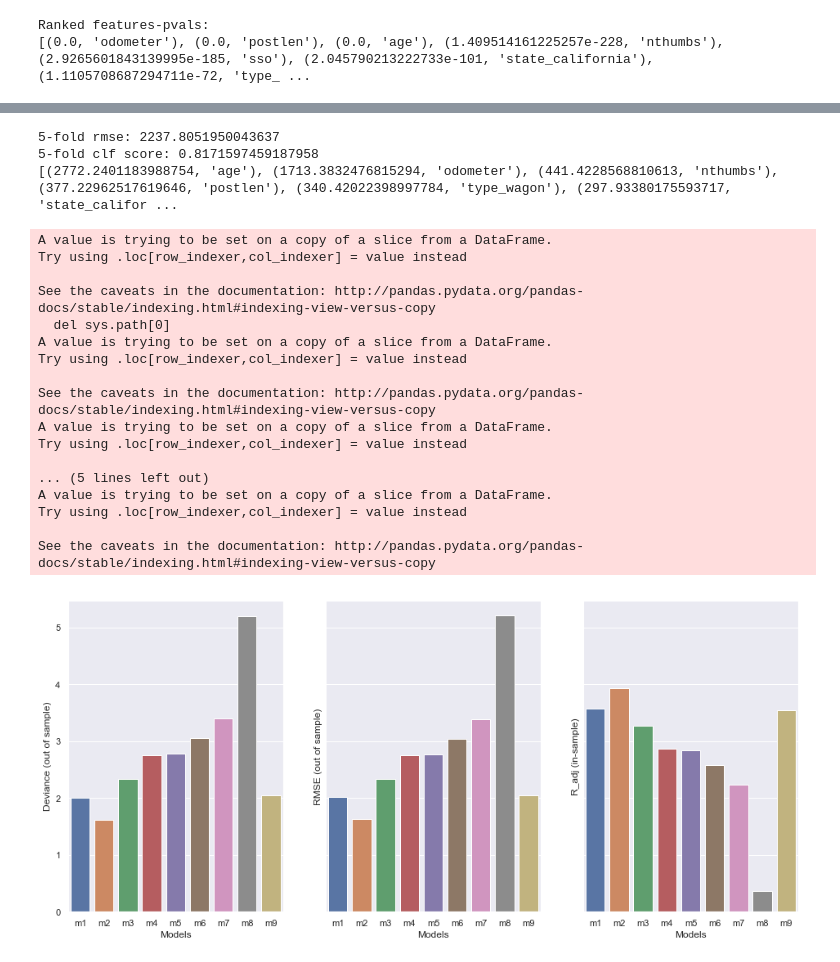
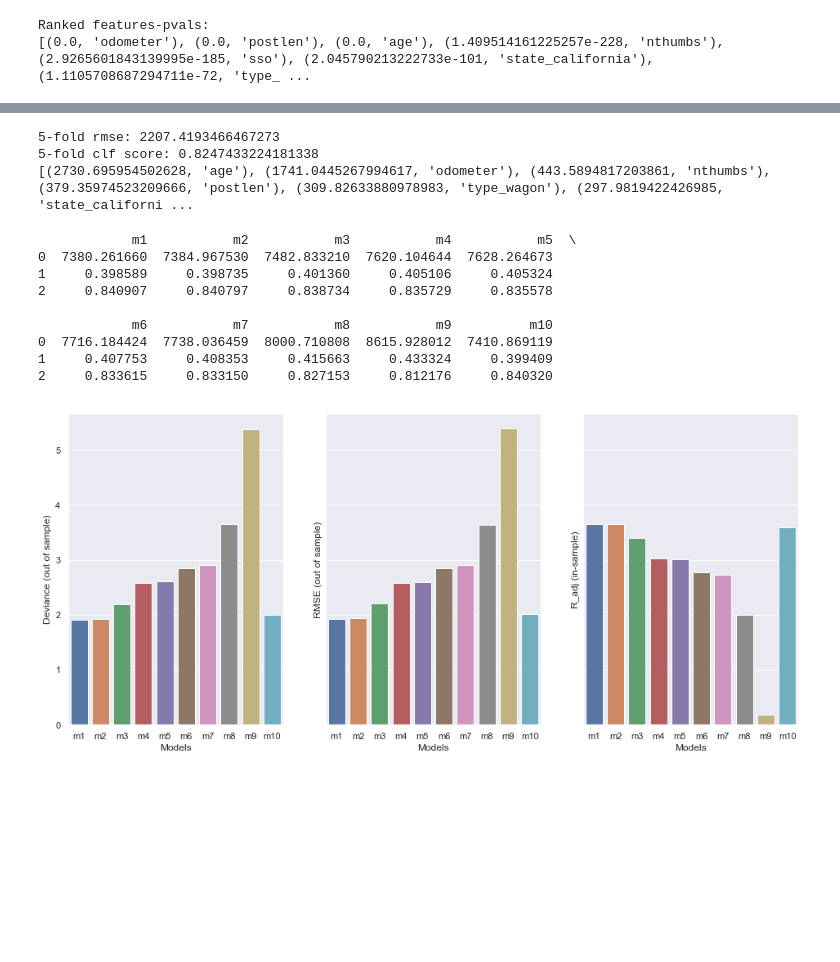
Before and after one commit to RedGeryon/PredictPrius, a Jupyter notebook: prius_model.ipynb, the cells around one changed output, grey strips where cells are left out. Saved outputs shown, nothing was run; the diff lists cells and outputs as text; code cells hidden in the pictures; blank space fills up the shorter version.

Commit message:
Model changes, fixed errors in feature comparison

```diff
--- a/prius_model.ipynb
+++ b/prius_model.ipynb
@@ -462,5 +498,5 @@ mean: 0.82605, std: 0.00586, params: {'alpha': 0.02, 'l1_ratio': 0.95}
 # %%
-# With near optimal values at alpha = 0.0094 and l1_ratio = 0.9278, construct ElasticNet
+# With near optimal values at alpha = 0.011111111111111112 and l1_ratio = 0.7605263157894737, construct ElasticNet
 # Note these values will change if the train data is shuffled, but generally low alpha
 # and high l1_ratio will assist, especially with zero out features in regularization
 
@@ -469,9 +505,9 @@ mean: 0.82605, std: 0.00586, params: {'alpha': 0.02, 'l1_ratio': 0.95}
 from sklearn.linear_model import ElasticNetCV
 
 cols_of_int = ['age', 'odometer', 'postlen', 'nthumbs', 'sso', 'state_california', 'cond_good', 'type_wagon',
-              'state_washington', 'city_seattletacoma']
+              'state_washington', 'city_seattletacoma', 'cond_unknown']
 
-elastic = ElasticNet(alpha = 0.01842105263157895, l1_ratio=0.9078947368421052)
+elastic = ElasticNet(alpha = 0.011111111111111112, l1_ratio=0.7605263157894737)
 elastic = train_model(play_df, cols_of_int, elastic)
 coef = elastic.coef_
 coef = np.abs(coef)
@@ -479,9 +515,9 @@ pairs = zip(coef, X.columns)
 pairs = sorted(pairs, reverse=True)
 print(pairs)
 # %% [output]
-5-fold rmse: 2237.8051950043637
-5-fold clf score: 0.8171597459187958
-[(2772.2401183988754, 'age'), (1713.3832476815294, 'odometer'), (441.4228568810613, 'nthumbs'), (377.22962517619646, 'postlen'), (340.42022398997784, 'type_wagon'), (297.93380175593717, 'state_califor ...
+5-fold rmse: 2207.4193466467273
+5-fold clf score: 0.8247433224181338
+[(2730.695954502628, 'age'), (1741.0445267994617, 'odometer'), (443.5894817203861, 'nthumbs'), (379.35974523209666, 'postlen'), (309.82633880978983, 'type_wagon'), (297.9819422426985, 'state_californi ...
 # %%
 # Evaluate final model candidates with patsy and statsmodel:
 
@@ -493,7 +529,7 @@ def model_scoring(cols_of_int, summary=False):
     formula += ' + '.join(cols_of_int)
     formula = formula[:-8]
 
-    X = split_data[cols_of_int]
+    X = split_data[cols_of_int].copy()
     X.reset_index(inplace=True)
     try:
         X['odometer'] = X['odometer'].apply(float)
@@ -572,18 +608,19 @@ def model_scoring(cols_of_int, summary=False):
 
     return np.mean(deviances), np.mean(rmses), np.mean(rsquared_adj)
 
-features1 = ['age', 'odometer', 'nthumbs', 'sso', 'state_california', 'cond_good', 'type_wagon',
+features1 = ['age', 'odometer', 'nthumbs', 'postlen',  'sso', 'state_california', 'cond_good', 'type_wagon',
     'state_washington', 'city_seattletacoma', 'price']
-features2 = ['age', 'odometer', 'postlen', 'nthumbs', 'sso', 'state_california', 'cond_good', 'type_wagon',
+features2 = ['age', 'odometer', 'nthumbs', 'nthumbs', 'postlen', 'sso', 'state_california', 'cond_good', 'type_wagon',
     'state_washington', 'price']
-features3 = ['age', 'odometer', 'nthumbs', 'sso', 'state_california', 'cond_good', 'type_wagon', 'price']
-features4 = ['age', 'odometer', 'nthumbs', 'sso', 'state_california', 'cond_good', 'price']
-features5 = ['age', 'odometer', 'nthumbs', 'sso', 'state_california', 'price']
-features6 = ['age', 'odometer', 'nthumbs', 'sso', 'price']
-features7 = ['age', 'odometer', 'nthumbs', 'price']
-features8 = ['age', 'odometer', 'price']
+features3 = ['age', 'odometer', 'nthumbs', 'postlen', 'sso', 'state_california', 'cond_good', 'type_wagon', 'price']
+features4 = ['age', 'odometer', 'nthumbs', 'postlen', 'sso', 'state_california', 'cond_good', 'price']
+features5 = ['age', 'odometer', 'nthumbs', 'postlen', 'sso', 'state_california', 'price']
+features6 = ['age', 'odometer', 'nthumbs', 'postlen', 'sso', 'price']
+features7 = ['age', 'odometer', 'nthumbs', 'postlen', 'price']
+features8 = ['age', 'odometer', 'nthumbs', 'price']
+features9 = ['age', 'odometer', 'price']
 
-features9 = ['age', 'odometer', 'nthumbs', 'sso', 'state_california', 'type_wagon',
+features10 = ['age', 'odometer', 'nthumbs', 'postlen', 'state_california', 'type_wagon',
     'state_washington', 'price']
 
 m1 = model_scoring(features1)
@@ -595,59 +632,53 @@ m6 = model_scoring(features6)
 m7 = model_scoring(features7)
 m8 = model_scoring(features8)
 m9 = model_scoring(features9)
+m10 = model_scoring(features10)
-# %% [output]
-A value is trying to be set on a copy of a slice from a DataFrame.
-Try using .loc[row_indexer,col_indexer] = value instead
-
-See the caveats in the documentation: http://pandas.pydata.org/pandas-docs/stable/indexing.html#indexing-view-versus-copy
-  del sys.path[0]
-A value is trying to be set on a copy of a slice from a DataFrame.
-Try using .loc[row_indexer,col_indexer] = value instead
-
-See the caveats in the documentation: http://pandas.pydata.org/pandas-docs/stable/indexing.html#indexing-view-versus-copy
-A value is trying to be set on a copy of a slice from a DataFrame.
-Try using .loc[row_indexer,col_indexer] = value instead
-
-... (5 lines left out)
-A value is trying to be set on a copy of a slice from a DataFrame.
-Try using .loc[row_indexer,col_indexer] = value instead
-
-See the caveats in the documentation: http://pandas.pydata.org/pandas-docs/stable/indexing.html#indexing-view-versus-copy
 # %%
 # Plot our final model
 
 model_scores = {'m1': m1,
                 'm2': m2,
                 'm3': m3,
                 'm4': m4,
                 'm5': m5,
                 'm6': m6,
                 'm7': m7,
                 'm8': m8,
-                'm9': m9}
+                'm9': m9,
+                'm10': m10}
 
 m_scores = pd.DataFrame(model_scores)
 cols = list(m_scores.columns)
+print(m_scores)
 
 standard = lambda arr: 2.8 + (np.array(arr) - np.mean(arr))/np.std(arr)
-deviances = m_scores.loc[0:0,:].values[0]
-deviances = standard(deviances)
-mse = m_scores.loc[1:1,:].values[0]
-mse = standard(mse)
-r_adj = m_scores.loc[2:2,:].values[0]
-r_adj = standard(r_adj)
+deviances = m_scores.loc[0,:]
+deviances = standard(deviances.values)
+mse = m_scores.loc[1,:]
+mse = standard(mse.values)
+r_adj = m_scores.loc[2,:]
+r_adj = standard(r_adj.values)
 
 f, (ax1, ax2, ax3) = plt.subplots(1, 3, sharey=True, figsize=(16,7))
 sns.barplot(x= cols, y = deviances, ax=ax1)
 sns.barplot(x= cols, y = mse, ax=ax2)
 sns.barplot(x= cols, y = r_adj, ax=ax3)
 
 ax1.set(xlabel = 'Models', ylabel="Deviance (out of sample)")
 ax2.set(xlabel = 'Models', ylabel="RMSE (out of sample)")
 ax3.set(xlabel = 'Models', ylabel="R_adj (in-sample)")
 
 f.savefig('modelscores.svg', format='svg')
 # %% [output]
+            m1           m2           m3           m4           m5  \
+0  7380.261660  7384.967530  7482.833210  7620.104644  7628.264673
+1     0.398589     0.398735     0.401360     0.405106     0.405324
+2     0.840907     0.840797     0.838734     0.835729     0.835578
+
+            m6           m7           m8           m9          m10
+0  7716.184424  7738.036459  8000.710808  8615.928012  7410.869119
+1     0.407753     0.408353     0.415663     0.433324     0.399409
+2     0.833615     0.833150     0.827153     0.812176     0.840320
-[figure, old version]
+[figure, new version]
 # %%
 # Check the stats of our final model and run a final test on the holdout set
```
Also changed, not shown: parts of 9 cells of this notebook.
